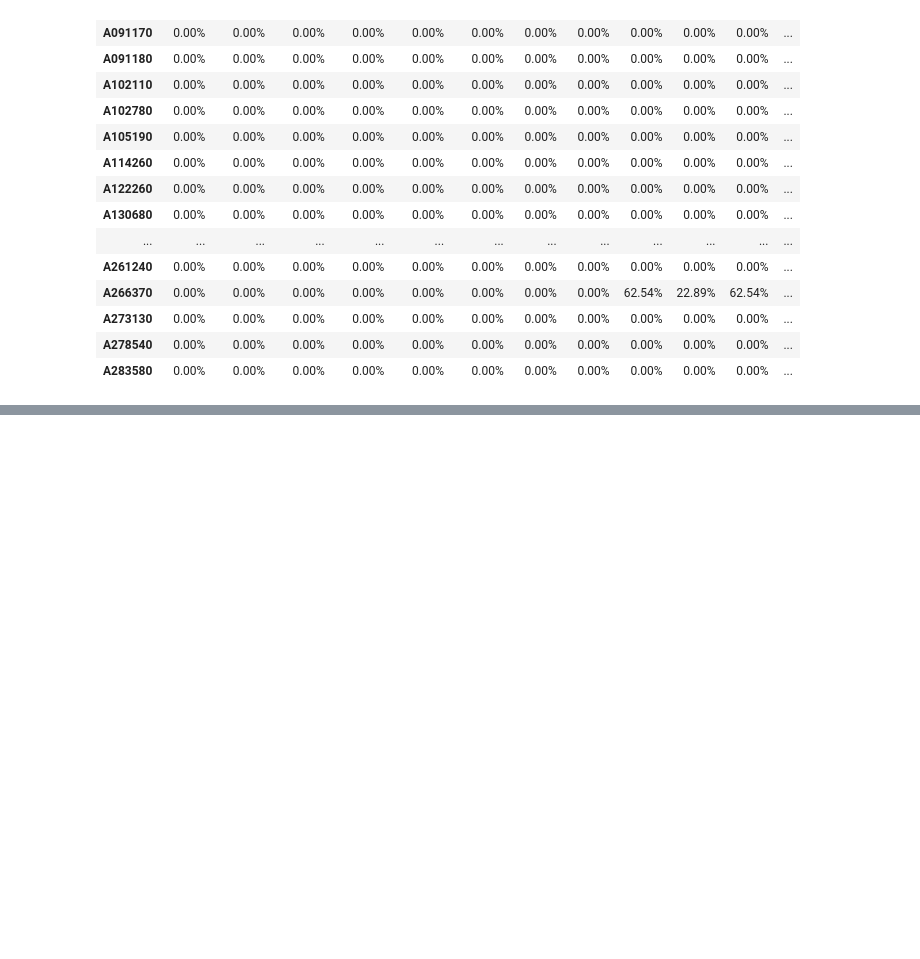
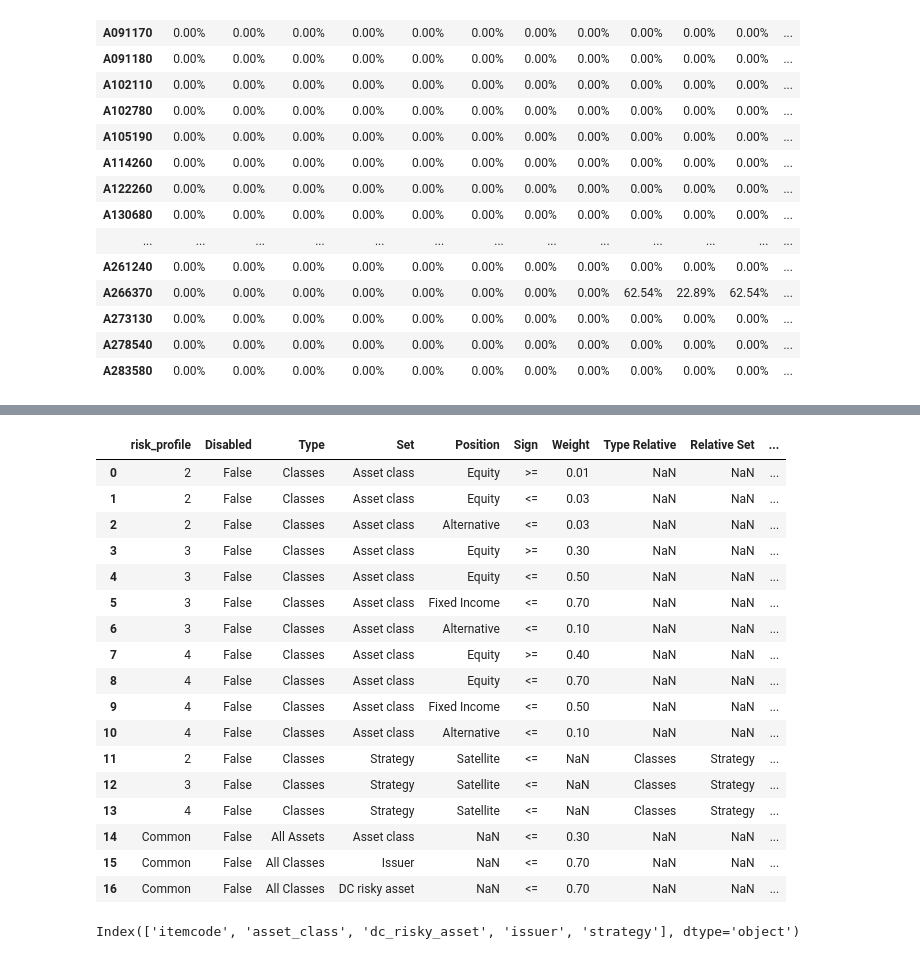
Before and after one commit to my2582/kisra, a Jupyter notebook: src/models/portfolio_advisor.ipynb, the cells around one changed output, grey strips where cells are left out. Saved outputs shown, nothing was run; the diff lists cells and outputs as text; code cells hidden in the pictures; blank space fills up the shorter version.

```diff
--- a/src/models/portfolio_advisor.ipynb
+++ b/src/models/portfolio_advisor.ipynb
@@ -148,0 +319,36 @@ w_s.style.format("{:.2%}").background_gradient(cmap='YlGn')
+# %%
+import riskfolio.ConstraintsFunctions as cf
+
+asset_classes = {'Assets': ['JCI','TGT','CMCSA','CPB','MO','APA','MMC','JPM',
+                            'ZION','PSA','BAX','BMY','LUV','PCAR','TXT','TMO',
+                            'DE','MSFT','HPQ','SEE','VZ','CNP','NI','T','BA'],
+                 'Industry': ['Consumer Discretionary','Consumer Discretionary',
+                              'Consumer Discretionary', 'Consumer Staples',
+                              'Consumer Staples','Energy','Financials',
+                              'Financials','Financials','Financials',
+                              'Health Care','Health Care','Industrials','Industrials',
+                              'Industrials','Health care','Industrials',
+                              'Information Technology','Information Technology',
+                              'Materials','Telecommunications Services','Utilities',
+                              'Utilities','Telecommunications Services','Financials']}
+
+asset_classes = pd.DataFrame(asset_classes)
+asset_classes = asset_classes.sort_values(by=['Assets'])
+
+constraints = {'Disabled': [False, False, False, False, False],
+               'Type': ['All Assets', 'Classes', 'Classes', 'Classes',
+                        'Classes'],
+               'Set': ['', 'Industry', 'Industry', 'Industry', 'Industry'],
+               'Position': ['', 'Financials', 'Utilities', 'Industrials',
+                            'Consumer Discretionary'],
+               'Sign': ['<=', '<=', '<=', '<=', '<='],
+               'Weight': [0.10, 0.2, 0.2, 0.2, 0.2],
+               'Type Relative': ['', '', '', '', ''],
+               'Relative Set': ['', '', '', '', ''],
+               'Relative': ['', '', '', '', ''],
+               'Factor': ['', '', '', '', '']}
+
+constraints = pd.DataFrame(constraints)
+
+display(asset_classes)
+display(constraints)
@@ -148,0 +379,25 @@ w_s.style.format("{:.2%}").background_gradient(cmap='YlGn')
+# %%
+constraints
+# %% [output]
+|  | risk_profile | Disabled | Type | Set | Position | Sign | Weight | Type Relative | Relative Set | ... |
+| 0 | 2 | False | Classes | Asset class | Equity | >= | 0.01 | NaN | NaN | ... |
+| 1 | 2 | False | Classes | Asset class | Equity | <= | 0.03 | NaN | NaN | ... |
+| 2 | 2 | False | Classes | Asset class | Alternative | <= | 0.03 | NaN | NaN | ... |
+| 3 | 3 | False | Classes | Asset class | Equity | >= | 0.30 | NaN | NaN | ... |
+| 4 | 3 | False | Classes | Asset class | Equity | <= | 0.50 | NaN | NaN | ... |
+| 5 | 3 | False | Classes | Asset class | Fixed Income | <= | 0.70 | NaN | NaN | ... |
+| 6 | 3 | False | Classes | Asset class | Alternative | <= | 0.10 | NaN | NaN | ... |
+| 7 | 4 | False | Classes | Asset class | Equity | >= | 0.40 | NaN | NaN | ... |
+| 8 | 4 | False | Classes | Asset class | Equity | <= | 0.70 | NaN | NaN | ... |
+| 9 | 4 | False | Classes | Asset class | Fixed Income | <= | 0.50 | NaN | NaN | ... |
+| 10 | 4 | False | Classes | Asset class | Alternative | <= | 0.10 | NaN | NaN | ... |
+| 11 | 2 | False | Classes | Strategy | Satellite | <= | NaN | Classes | Strategy | ... |
+| 12 | 3 | False | Classes | Strategy | Satellite | <= | NaN | Classes | Strategy | ... |
+| 13 | 4 | False | Classes | Strategy | Satellite | <= | NaN | Classes | Strategy | ... |
+| 14 | Common | False | All Assets | Asset class | NaN | <= | 0.30 | NaN | NaN | ... |
+| 15 | Common | False | All Classes | Issuer | NaN | <= | 0.70 | NaN | NaN | ... |
+| 16 | Common | False | All Classes | DC risky asset | NaN | <= | 0.70 | NaN | NaN | ... |
+# %%
+asset_classes.columns
+# %% [output]
+Index(['itemcode', 'asset_class', 'dc_risky_asset', 'issuer', 'strategy'], dtype='object')
```
Also changed, not shown: parts of 24 cells of this notebook, 11 other files.
